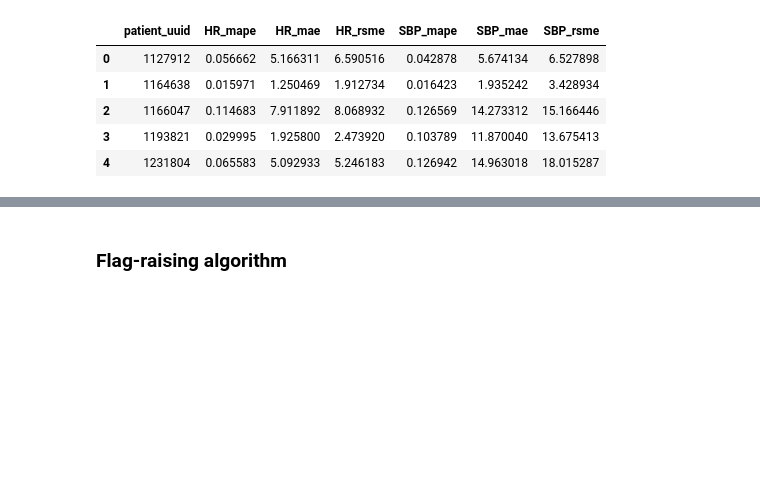
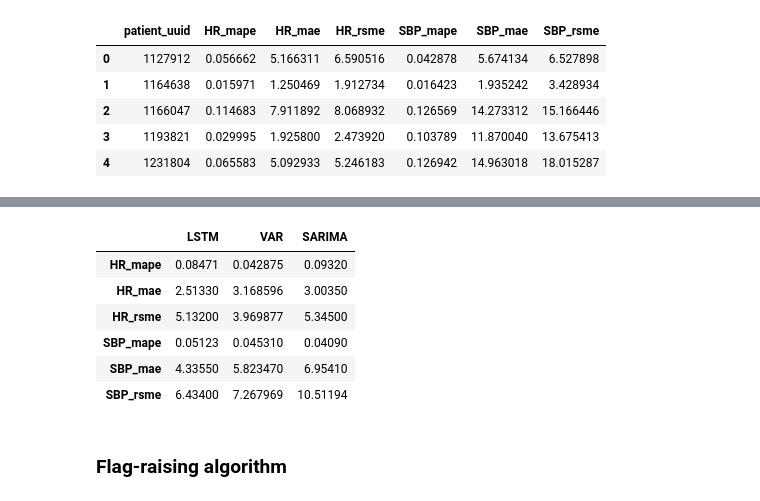
Before and after one commit to PKing70/Sentinel, a Jupyter notebook: VAR/VAR.ipynb, the cells around one changed output, grey strips where cells are left out. Cells and saved outputs as stored; diff of their text form; code cells hidden in the pictures; blank space fills up the shorter version.

```diff
--- a/VAR/VAR.ipynb
+++ b/VAR/VAR.ipynb
@@ -561,3 +546,16 @@ df_model.to_csv('models_stats.csv', index=False)
+# %%
+model_metrics['LSTM'] = [.08471, 2.5133, 5.132, 0.05123, 4.3355, 6.434]
+model_metrics['SARIMA'] = [0.0932, 3.0035, 5.345, 0.0409, 6.9541, 10.51194]
+model_metrics = model_metrics[['LSTM', 'VAR', 'SARIMA']]
+model_metrics
+# %% [output]
+|  | LSTM | VAR | SARIMA |
+| HR_mape | 0.08471 | 0.042875 | 0.09320 |
+| HR_mae | 2.51330 | 3.168596 | 3.00350 |
+| HR_rsme | 5.13200 | 3.969877 | 5.34500 |
+| SBP_mape | 0.05123 | 0.045310 | 0.04090 |
+| SBP_mae | 4.33550 | 5.823470 | 6.95410 |
+| SBP_rsme | 6.43400 | 7.267969 | 10.51194 |
 # %% [markdown]
 ### Flag-raising algorithm
 # %% [markdown]
```
Also changed, not shown: parts of 13 cells of this notebook.
